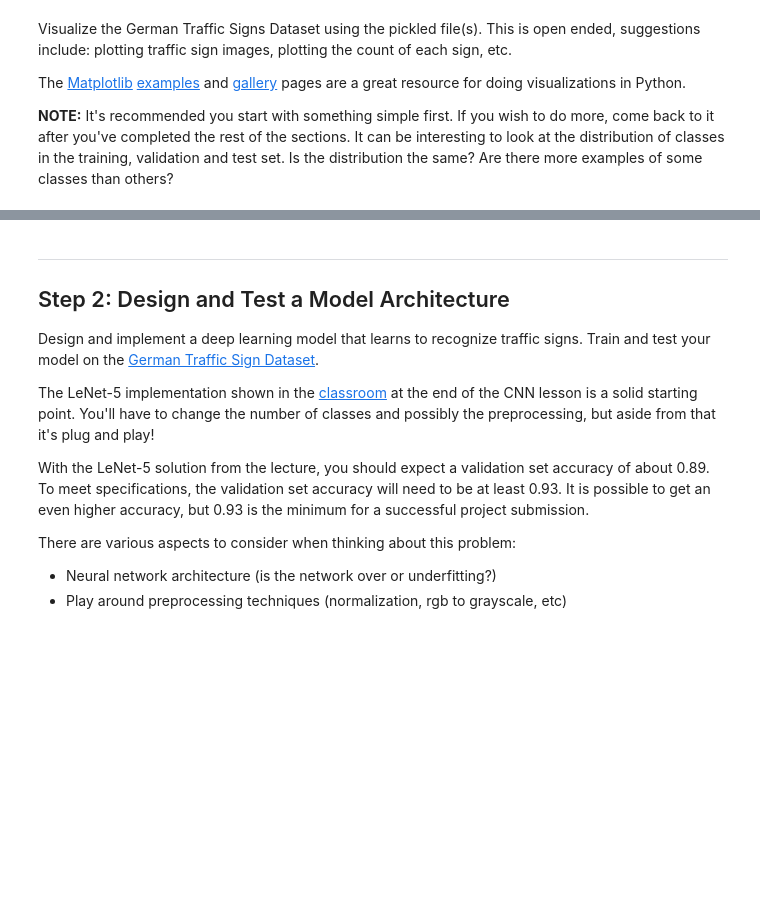
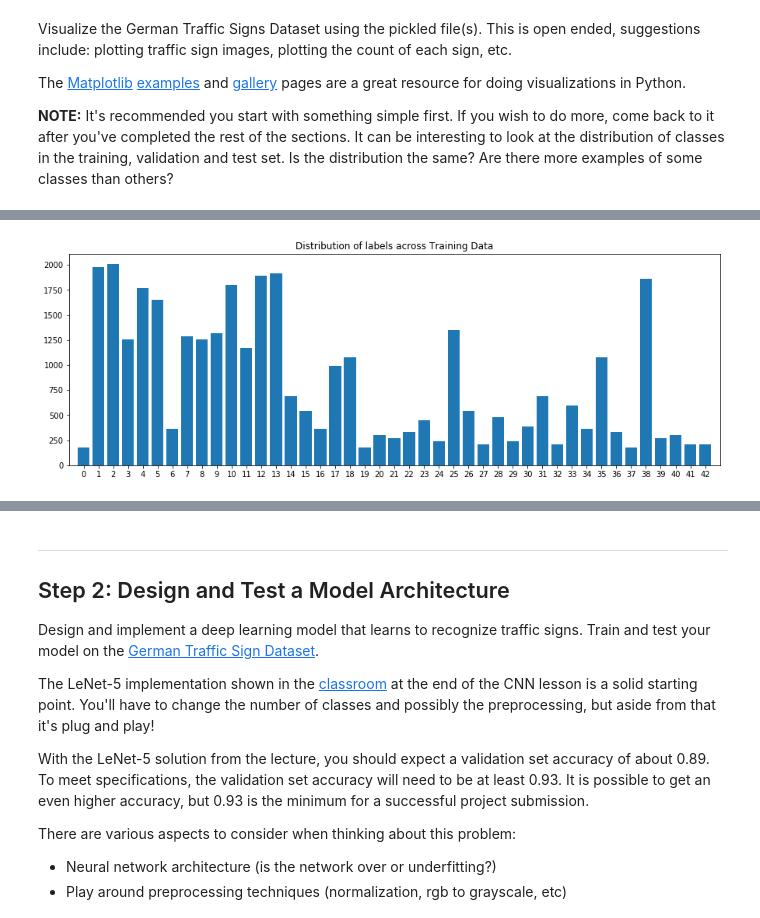
Before and after one commit to hackintoshrao/german-traffic-sign-classify, a Jupyter notebook: Traffic_Sign_Classifier.ipynb, the cells around one changed output, grey strips where cells are left out. Saved outputs shown, nothing was run; the diff lists cells and outputs as text; code cells hidden in the pictures; blank space fills up the shorter version.

```diff
--- a/Traffic_Sign_Classifier.ipynb
+++ b/Traffic_Sign_Classifier.ipynb
@@ -108,0 +123,15 @@ print(y_train[10])
+# %%
+# Histogram of distribution of classes in training set.
+# Count frequency of each label
+labels, counts = numpy.unique(y_train, return_counts=True)
+
+# Plot the histogram
+plt.rcParams["figure.figsize"] = [15, 5]
+axes = plt.gca()
+axes.set_xlim([-1,43])
+
+plt.bar(labels, counts, tick_label=labels, width=0.8, align='center')
+plt.title('Distribution of labels across Training Data')
+plt.show()
+# %% [output]
+[figure, added]
```
Also changed, not shown: parts of 9 cells of this notebook, 6 other files.
